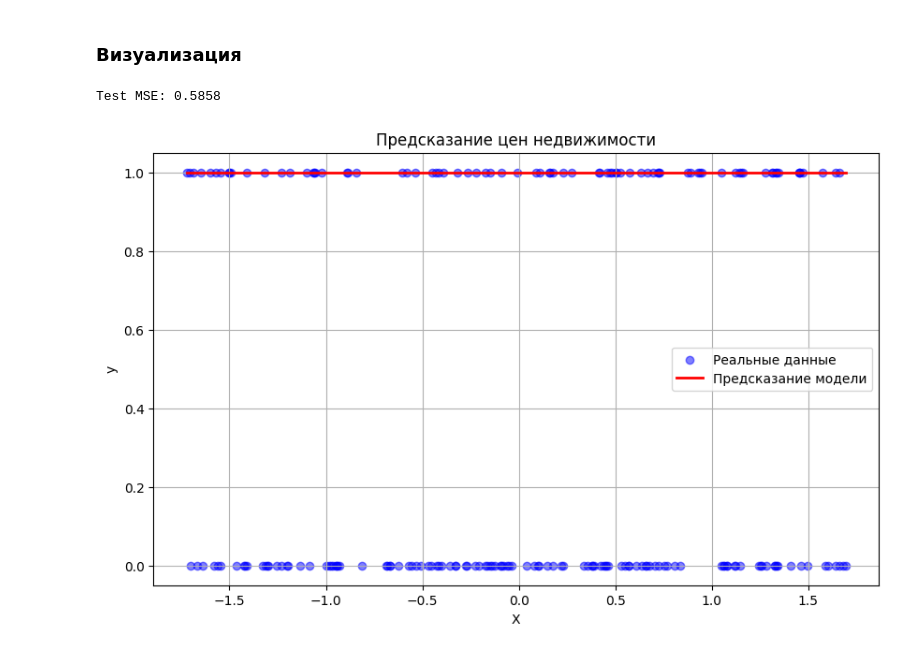
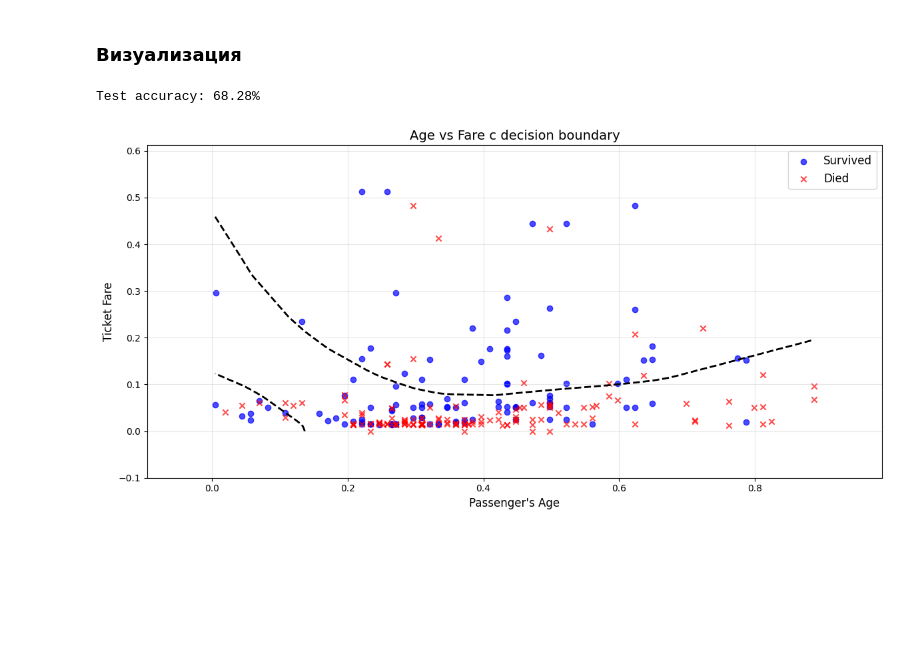
Before and after one commit to saitovmarat/Neural-Networks, a Jupyter notebook: NN_Task_1/notebooks/04_titanic_survivability.ipynb, the cells around one changed output. Drawn from its saved outputs; the diff is of its cells as text; code cells hidden in the pictures; blank space fills up the shorter version.

```diff
--- a/NN_Task_1/notebooks/04_titanic_survivability.ipynb
+++ b/NN_Task_1/notebooks/04_titanic_survivability.ipynb
@@ -69,0 +138,16 @@ Epoch 500/500, Loss: -0.0000
+# %%
+best_model_name = min(results, key=lambda k: results[k]['loss'])
+
+best_architecture = results[best_model_name]['architecture']
+best_learning_rate = results[best_model_name]['learning_rate']
+print(f"Best architecture: {best_architecture}, learning rate: {best_learning_rate}")
+
+model = NeuralNetwork(best_architecture,
+                      activation='relu',
+                      task='classification')
+loses = model.train(X_train_scaled, y_train,
+                    epochs=500,
+                    batch_size=32,
+                    learning_rate=best_learning_rate)
+
+y_pred = model.predict(X_test_scaled)
@@ -70,20 +161,53 @@ Epoch 500/500, Loss: -0.0000
 # %% [markdown]
 ### Визуализация
 # %%
-test_loss = mse(y_test, y_pred)
-print(f"Test MSE: {test_loss:.4f}")
+test_accuracy = accuracy(y_test, y_pred)
+print(f"Test accuracy: {test_accuracy * 100:.2f}%")
 
-sorted_indices = np.argsort(X_test_scaled[:, 0])
+plt.figure(figsize=(12, 6))
 
-plt.figure(figsize=(10, 6))
-plt.scatter(X_test_scaled[sorted_indices], y_test[sorted_indices], color='blue', alpha=0.5, label='Реальные данные')
-plt.plot(X_test_scaled[sorted_indices], y_pred[sorted_indices], color='red', linewidth=2, label='Предсказание модели')
-plt.title('Предсказание цен недвижимости')
-plt.xlabel('X')
-plt.ylabel('y')
-plt.legend()
-plt.grid(True)
+y_pred_probs = model.predict(X_test_scaled)
+y_pred_labels = np.argmax(y_pred_probs, axis=1)
+
+age = X_test_scaled[:, 0]
+fare = X_test_scaled[:, 1]
+
+y_test_flat = y_test.argmax(axis=1) if len(y_test.shape) > 1 else y_test.flatten()
+
+survived_age = age[y_test_flat == 1]
+survived_fare = fare[y_test_flat == 1]
+died_age = age[y_test_flat == 0]
+died_fare = fare[y_test_flat == 0]
+
+plt.scatter(survived_age, survived_fare, color='blue', label='Survived', alpha=0.7, marker='o')
+plt.scatter(died_age, died_fare, color='red', label='Died', alpha=0.7, marker='x')
+
+L = len(model.parameters) // 2
+
+x1_vals = np.linspace(age.min(), age.max(), 100)
+x2_vals = np.linspace(fare.min(), fare.max(), 100)
+X1, X2 = np.meshgrid(x1_vals, x2_vals)
+
+grid_points = np.c_[X1.ravel(), X2.ravel()]
+
+Z_probs, _ = model.forward(grid_points)
+
+if Z_probs.shape[1] == 2:
+    Z_class = Z_probs[:, 1].reshape(X1.shape)
+else:
+    Z_class = Z_probs.reshape(X1.shape)
+
+plt.contour(X1, X2, Z_class, levels=[0.5], colors='black', linestyles='dashed', linewidths=2)
+
+plt.title('Age vs Fare с decision boundary', fontsize=14)
+plt.xlabel("Passenger's Age", fontsize=12)
+plt.ylabel("Ticket Fare", fontsize=12)
+plt.legend(fontsize=12)
+plt.grid(True, alpha=0.3)
+plt.xlim(age.min() - 0.1, age.max() + 0.1)
+plt.ylim(fare.min() - 0.1, fare.max() + 0.1)
+plt.tight_layout()
 plt.show()
 # %% [output]
-Test MSE: 0.5858
+Test accuracy: 68.28%
-[figure, old version]
+[figure, new version]
```
Also changed, not shown: parts of 8 cells of this notebook, 5 other files.
